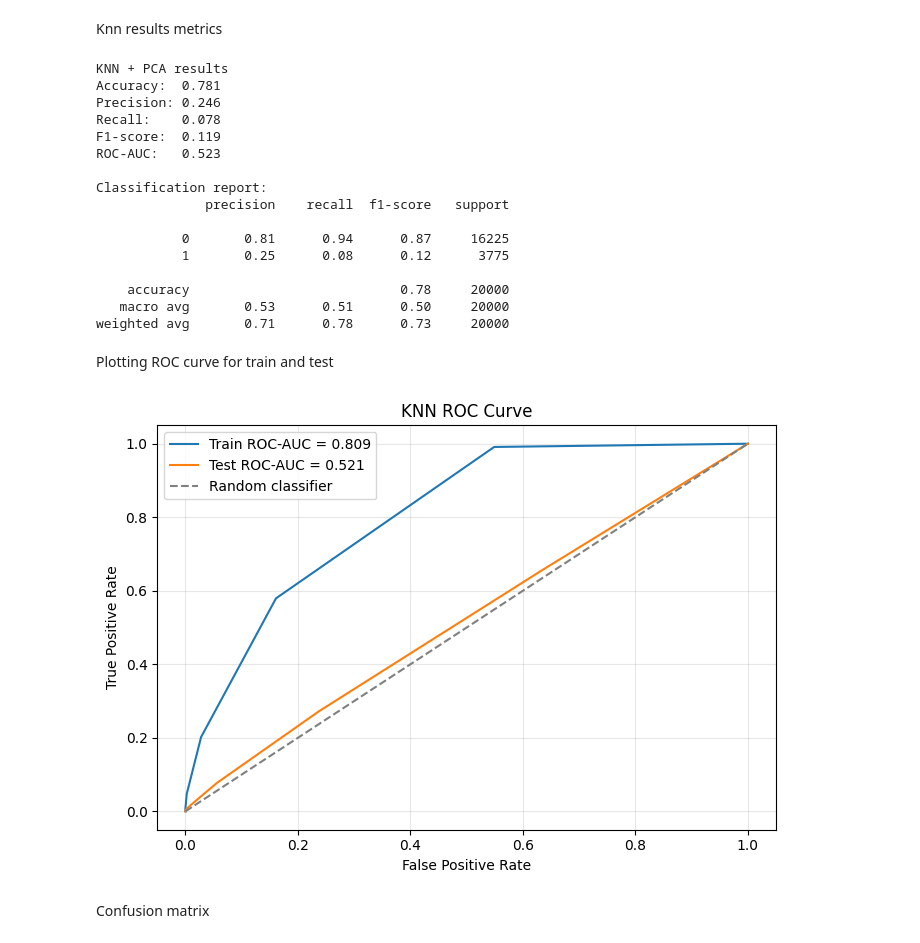
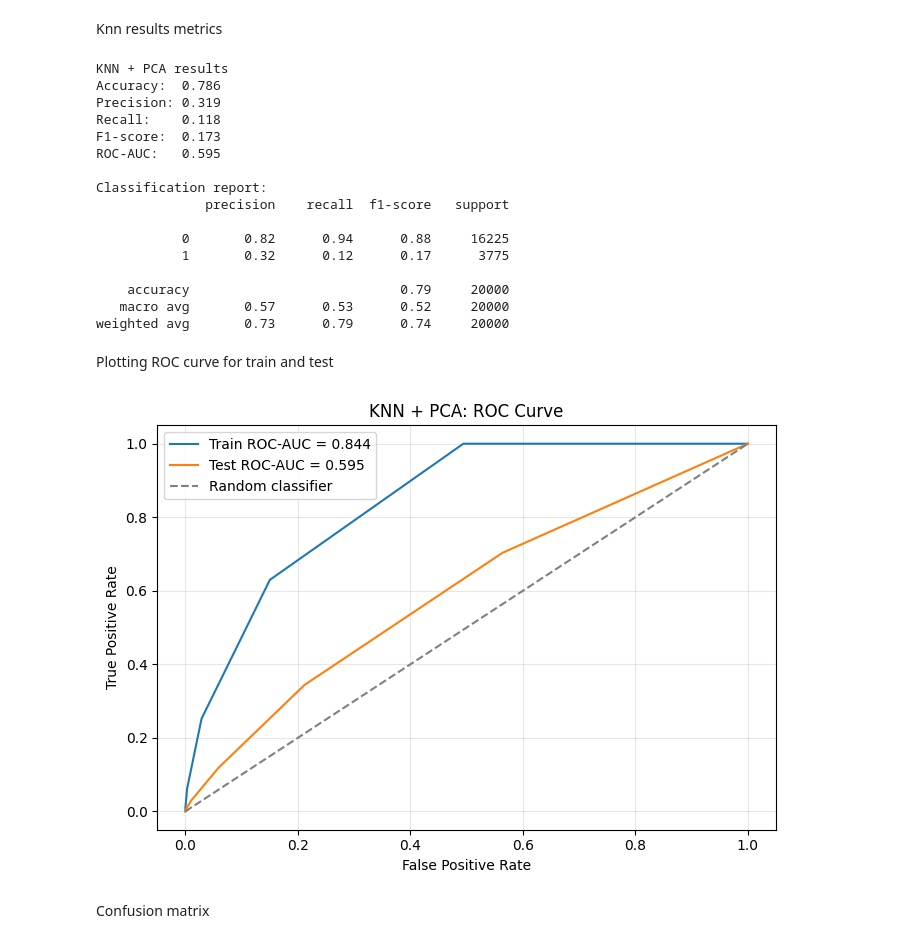
Before and after one commit to AlinaYakubova/ml-flight-felay-prediction, a Jupyter notebook: flight_delay_prediction.ipynb, the cells around one changed output. Drawn from its saved outputs; the diff is of its cells as text; code cells hidden in the pictures.

Commit message:
retrain models

```diff
--- a/flight_delay_prediction.ipynb
+++ b/flight_delay_prediction.ipynb
@@ -884,2 +886,4 @@ print("Outlier rate test: ", X_test["IS_OUTLIER"].mean().round(3))
 # %% [markdown]
 Add feature Is_outlier to the dataset
+# %%
+knn_numeric_features = knn_numeric_features + engineered_features + ["IS_OUTLIER"]
@@ -886,19 +892,8 @@ Add feature Is_outlier to the dataset
 # %%
-# Add the outlier flag to KNN numeric features
-knn_numeric_features = knn_numeric_features + ["IS_OUTLIER"]
-
 knn_preprocessor = ColumnTransformer(
     transformers=[
         ("num", RobustScaler(), knn_numeric_features),
         ("ohe", OneHotEncoder(handle_unknown="ignore"), knn_low_cardinality_features),
         ("te", TargetEncoder(smooth="auto"), knn_high_cardinality_features),
-    ],
-    remainder="drop"
-)
-
-knn_pipeline = Pipeline(
-    steps=[
-        ("preprocessing", knn_preprocessor),
-        ("model", KNeighborsClassifier(n_neighbors=5))
     ]
 )
@@ -1050,8 +1039,8 @@ plt.show()
 knn_pca_pipeline = Pipeline(
     steps=[
         ("preprocessing", knn_preprocessor),
-        ("pca",           PCA(n_components=0.95)),
-        ("model",         KNeighborsClassifier(n_neighbors=5, algorithm="ball_tree", n_jobs=-1)),
+        ("pca", PCA(n_components=0.95)),
+        ("model", KNeighborsClassifier(n_neighbors=5)),
     ]
 )
 # %%
@@ -1092,29 +1081,29 @@ print("\nClassification report:")
 print(classification_report(y_test_knn_sample, y_knn_pca_pred))
 # %% [output]
 KNN + PCA results
-Accuracy:  0.781
-Precision: 0.246
-Recall:    0.078
-F1-score:  0.119
-ROC-AUC:   0.523
+Accuracy:  0.786
+Precision: 0.319
+Recall:    0.118
+F1-score:  0.173
+ROC-AUC:   0.595
 
 Classification report:
               precision    recall  f1-score   support
 
-           0       0.81      0.94      0.87     16225
-           1       0.25      0.08      0.12      3775
+           0       0.82      0.94      0.88     16225
+           1       0.32      0.12      0.17      3775
 
-    accuracy                           0.78     20000
-   macro avg       0.53      0.51      0.50     20000
-weighted avg       0.71      0.78      0.73     20000
+    accuracy                           0.79     20000
+   macro avg       0.57      0.53      0.52     20000
+weighted avg       0.73      0.79      0.74     20000
 # %% [markdown]
 Plotting ROC curve for train and test
 # %%
 plot_roc_curve(knn_pca_pipeline, X_train_knn_sample, y_train_knn_sample,
-                              X_test_knn_sample,  y_test_knn_sample,
-               title="KNN + PCA ROC Curve")
+X_test_knn_sample,  y_test_knn_sample,
+title="KNN + PCA: ROC Curve")
 # %% [output]
-[figure, old version]
+[figure, new version]
 # %% [markdown]
 Confusion matrix
 # %%
```
Also changed, not shown: parts of 57 cells of this notebook.
